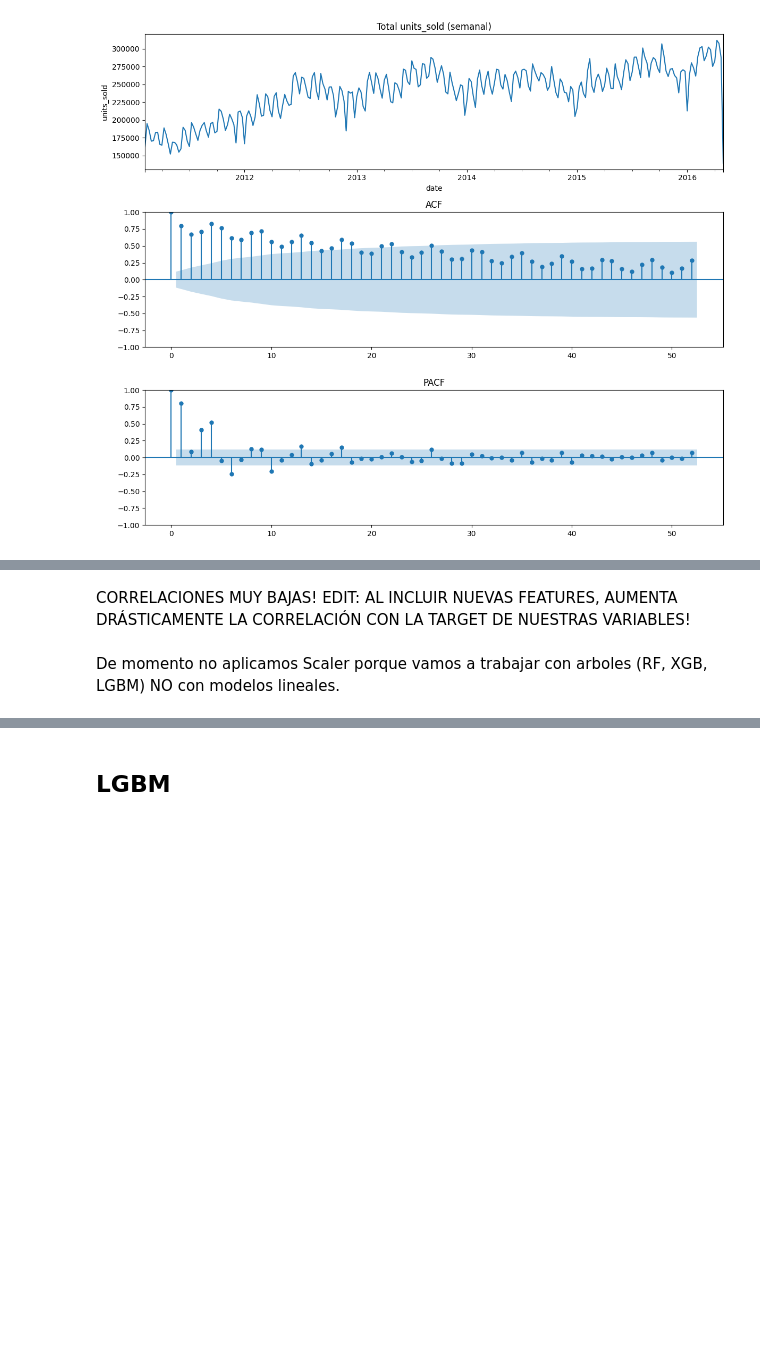
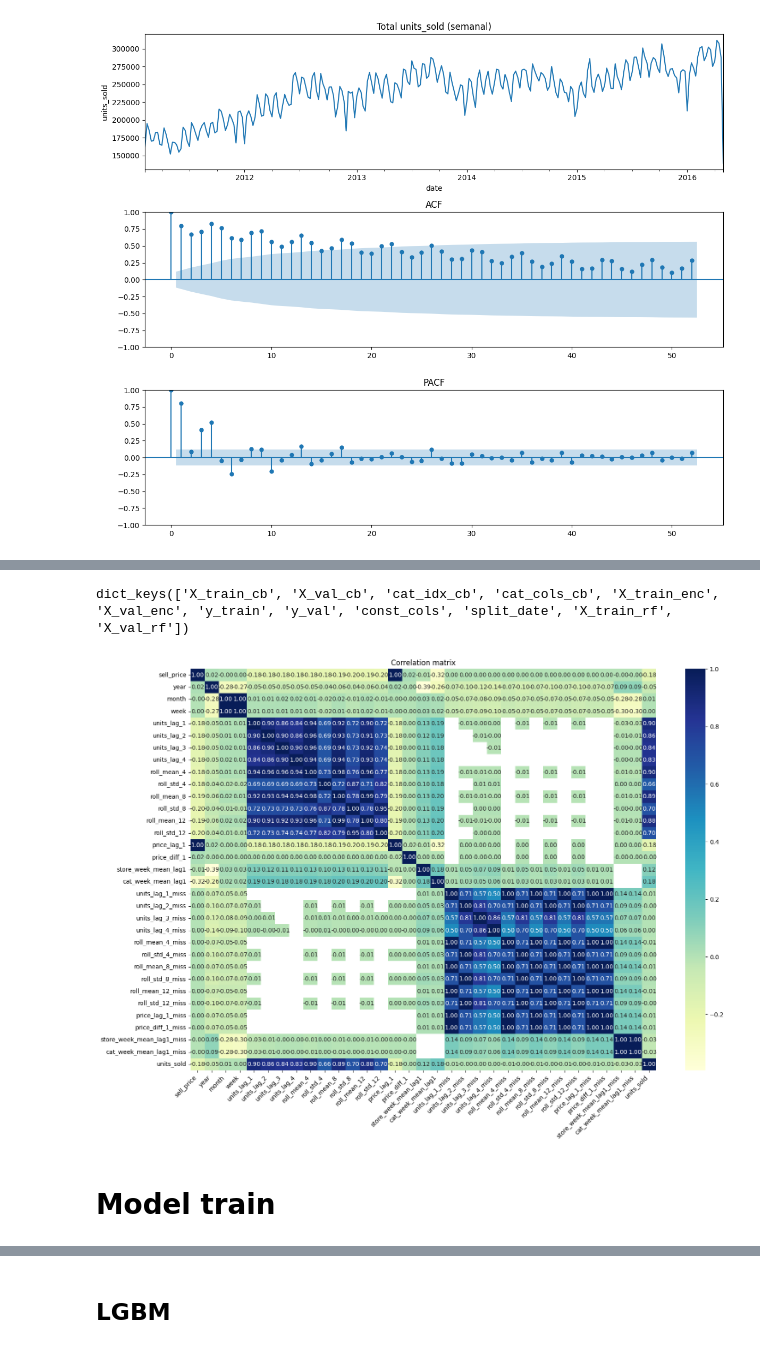
Before and after one commit to gllobet11/Group-Versions, a Jupyter notebook: Notebooks/Time_Series_model.ipynb, the cells around one changed output, grey strips where cells are left out. Saved outputs shown, nothing was run; the diff lists cells and outputs as text; code cells hidden in the pictures; blank space fills up the shorter version.

```diff
--- a/Notebooks/Time_Series_model.ipynb
+++ b/Notebooks/Time_Series_model.ipynb
@@ -257,0 +302,7 @@ X_val_enc   = X_val_enc.reindex(columns=X_train_enc.columns, fill_value=0)
+# %%
+
+# ==== USO ====
+ds = build_datasets(df_sorted)
+
+print("Train max date:", ds['split_date'])
+print("Constantes eliminadas:", ds['const_cols'])
@@ -258,19 +312,25 @@ X_val_enc   = X_val_enc.reindex(columns=X_train_enc.columns, fill_value=0)
+# %%
+ds.keys()
+# %% [output]
+dict_keys(['X_train_cb', 'X_val_cb', 'cat_idx_cb', 'cat_cols_cb', 'X_train_enc', 'X_val_enc', 'y_train', 'y_val', 'const_cols', 'split_date', 'X_train_rf', 'X_val_rf'])
 # %%
+
 # Matriz de correlación
 plt.figure(figsize=(16, 12))
-df_corr = train_df.corr(numeric_only=True)
+tmp = ds['X_train_cb'].copy()
+tmp[target] = ds['y_train']
+df_corr = tmp.corr(numeric_only=True)
 
 sns.heatmap(
     df_corr,
     annot=True,
     cmap="YlGnBu",
     fmt=".2f"                      # opcional: menos decimales
 )
 plt.title("Correlation matrix")
 plt.tight_layout()
 plt.xticks(rotation=45, ha='right')
 plt.yticks(rotation=0)
 plt.show()
+# %% [output]
+[figure, added]
-# %% [markdown]
-CORRELACIONES MUY BAJAS!
-EDIT: AL INCLUIR NUEVAS FEATURES, AUMENTA DRÁSTICAMENTE LA CORRELACIÓN CON LA TARGET DE NUESTRAS VARIABLES!
@@ -282,3 +337,3 @@ EDIT: AL INCLUIR NUEVAS FEATURES, AUMENTA DRÁSTICAMENTE LA CORRELACIÓN CON LA
-# %% [markdown]
-De momento no aplicamos Scaler porque vamos a trabajar con arboles (RF, XGB, LGBM) NO con modelos lineales.
+# %% [markdown]
+# Model train
 # %% [markdown]
```
Also changed, not shown: parts of 37 cells of this notebook.
